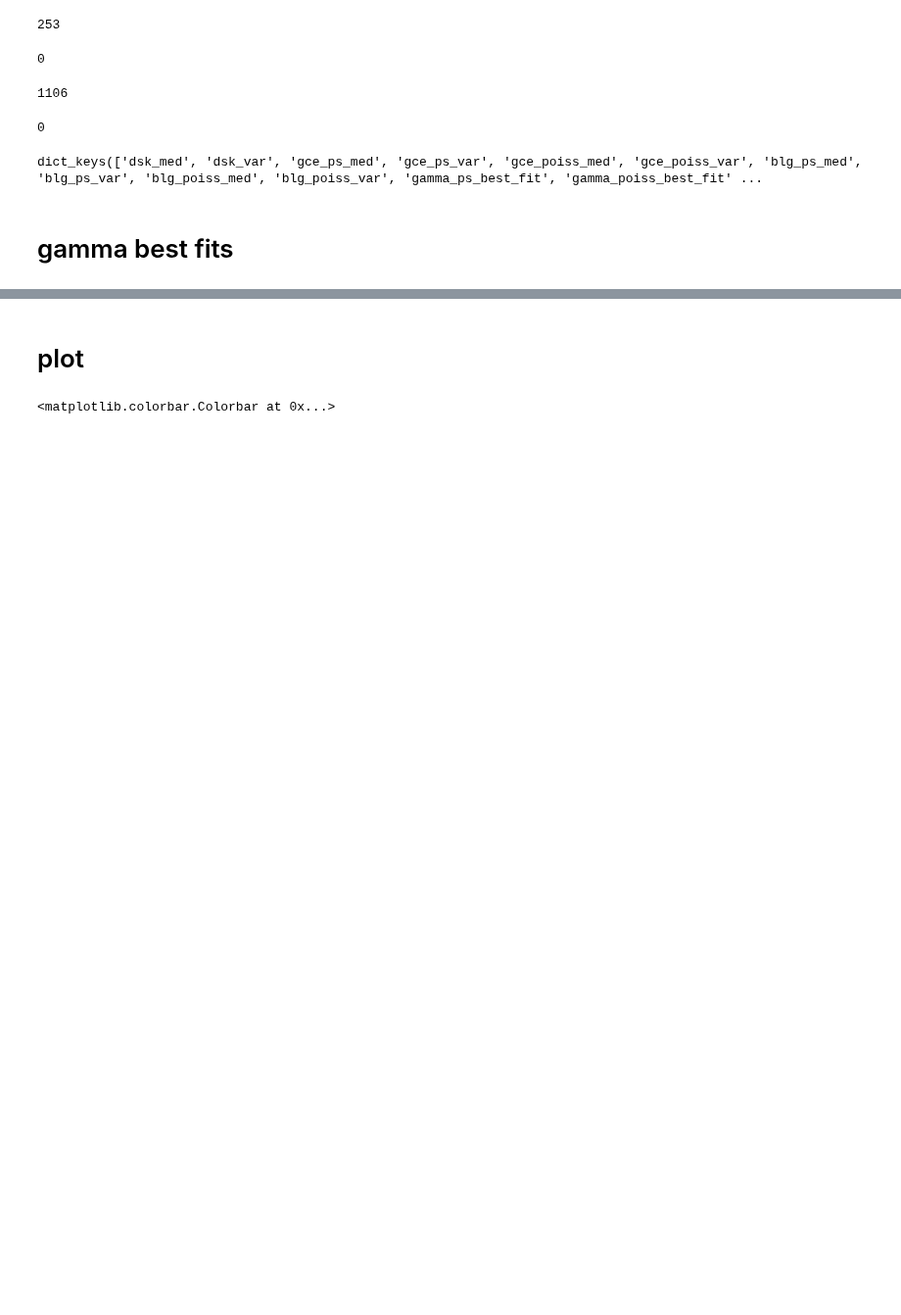
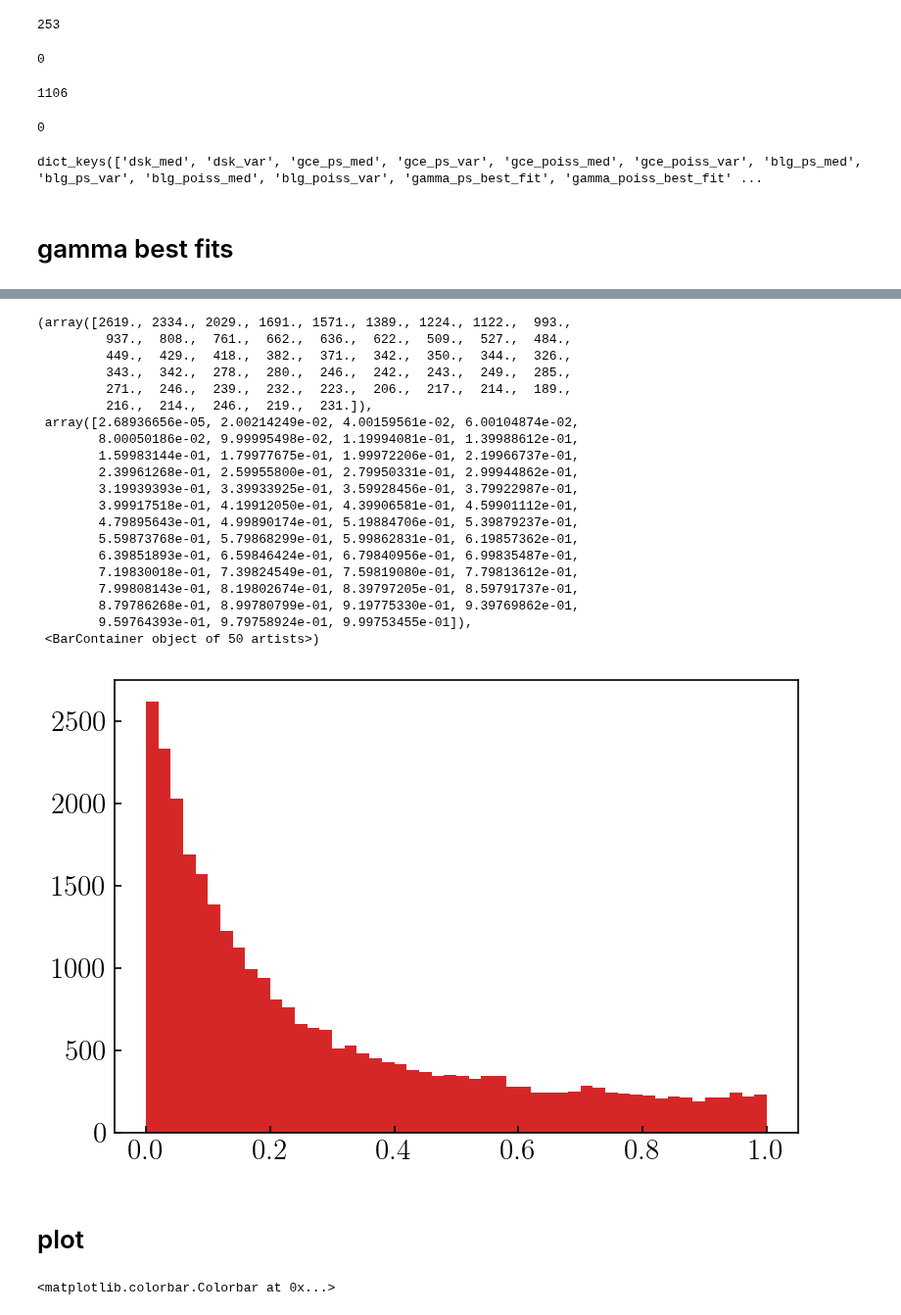
Before and after one commit to smsharma/fermi-prob-prog, a Jupyter notebook: analysis/production_gce_shape.ipynb, the cells around one changed output, grey strips where cells are left out. Shown at 98% size. Cells and saved outputs as stored; diff of their text form; code cells hidden in the pictures; blank space fills up the shorter version.

```diff
--- a/analysis/production_gce_shape.ipynb
+++ b/analysis/production_gce_shape.ipynb
@@ -234,3 +246,27 @@ t_dict['gamma_poiss_best_fit'] = find_peak_value(samples['gamma_poiss'])
+# %%
+plt.hist(samples['f_bulge_poiss'], bins=50)
+# %% [output]
+(array([2619., 2334., 2029., 1691., 1571., 1389., 1224., 1122.,  993.,
+         937.,  808.,  761.,  662.,  636.,  622.,  509.,  527.,  484.,
+         449.,  429.,  418.,  382.,  371.,  342.,  350.,  344.,  326.,
+         343.,  342.,  278.,  280.,  246.,  242.,  243.,  249.,  285.,
+         271.,  246.,  239.,  232.,  223.,  206.,  217.,  214.,  189.,
+         216.,  214.,  246.,  219.,  231.]),
+ array([2.68936656e-05, 2.00214249e-02, 4.00159561e-02, 6.00104874e-02,
+        8.00050186e-02, 9.99995498e-02, 1.19994081e-01, 1.39988612e-01,
+        1.59983144e-01, 1.79977675e-01, 1.99972206e-01, 2.19966737e-01,
+        2.39961268e-01, 2.59955800e-01, 2.79950331e-01, 2.99944862e-01,
+        3.19939393e-01, 3.39933925e-01, 3.59928456e-01, 3.79922987e-01,
+        3.99917518e-01, 4.19912050e-01, 4.39906581e-01, 4.59901112e-01,
+        4.79895643e-01, 4.99890174e-01, 5.19884706e-01, 5.39879237e-01,
+        5.59873768e-01, 5.79868299e-01, 5.99862831e-01, 6.19857362e-01,
+        6.39851893e-01, 6.59846424e-01, 6.79840956e-01, 6.99835487e-01,
+        7.19830018e-01, 7.39824549e-01, 7.59819080e-01, 7.79813612e-01,
+        7.99808143e-01, 8.19802674e-01, 8.39797205e-01, 8.59791737e-01,
+        8.79786268e-01, 8.99780799e-01, 9.19775330e-01, 9.39769862e-01,
+        9.59764393e-01, 9.79758924e-01, 9.99753455e-01]),
+ <BarContainer object of 50 artists>)
+[figure, added]
 # %% [markdown]
 # plot
 # %%
```
Also changed, not shown: parts of 8 cells of this notebook, 1 other file.
